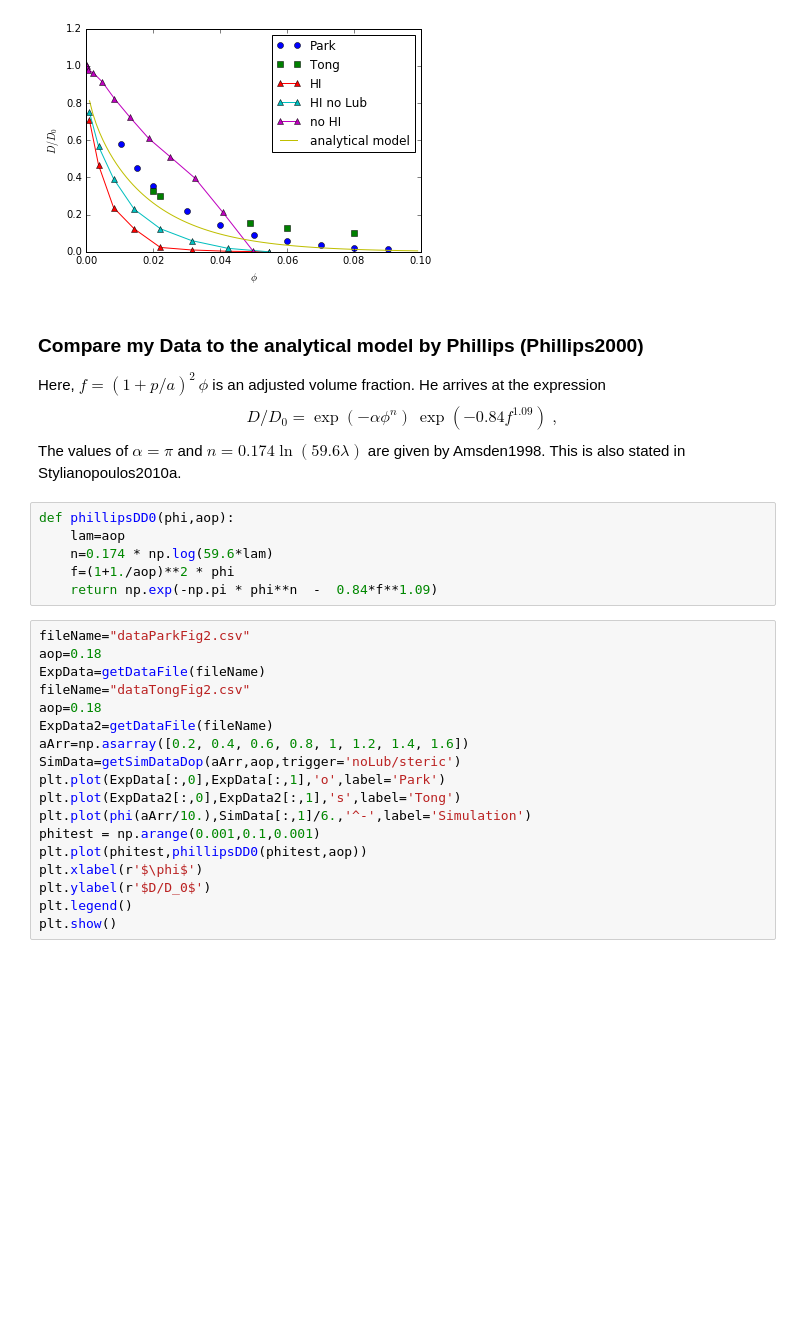
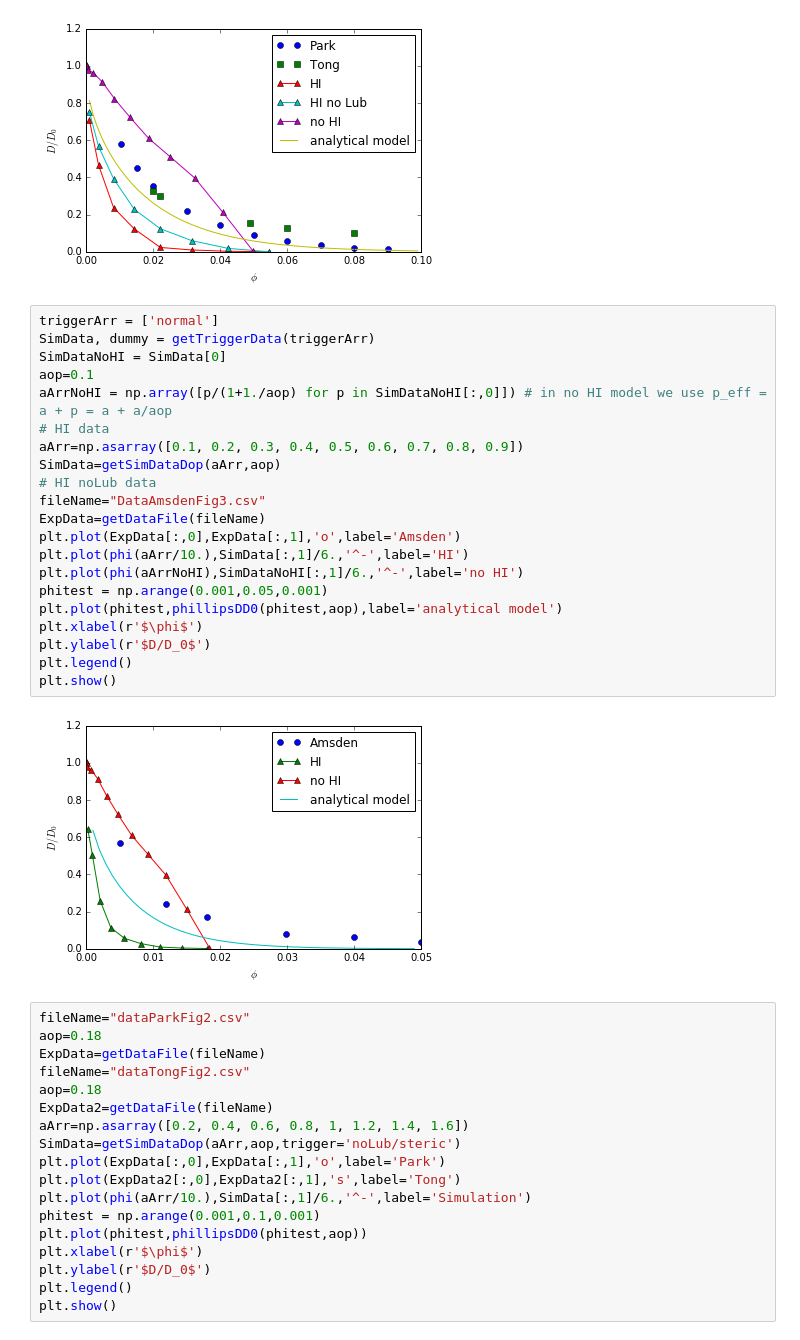
Before and after one commit to JohannHansing/iPythonNB, a Jupyter notebook: HIforBD/ExperimentalData.ipynb, the cells around one changed output. Cells and saved outputs as stored; diff of their text form; blank space fills up the shorter version.

```diff
--- a/HIforBD/ExperimentalData.ipynb
+++ b/HIforBD/ExperimentalData.ipynb
@@ -258,19 +278,29 @@ plt.legend()
 plt.show()
 # %% [output]
 [figure]
-# %% [markdown]
-### Compare my Data to the analytical model by Phillips (Phillips2000)
-Here, $f = (1+p/a)^2 \,\phi$ is an adjusted volume fraction. He arrives at the expression
-\begin{equation}
-D/D_0 = \exp(-\alpha \phi^n)\: \exp(-0.84f^{1.09})\;,
-\end{equation}
-The values of $\alpha=\pi$ and $n=0.174 \ln(59.6\lambda)$ are given by Amsden1998. This is also stated in Stylianopoulos2010a.
-# %%
-def phillipsDD0(phi,aop):
-    lam=aop
-    n=0.174 * np.log(59.6*lam)
-    f=(1+1./aop)**2 * phi
-    return np.exp(-np.pi * phi**n  -  0.84*f**1.09)
+# %%
+triggerArr = ['normal']
+SimData, dummy = getTriggerData(triggerArr)
+SimDataNoHI = SimData[0]
+aop=0.1
+aArrNoHI = np.array([p/(1+1./aop) for p in SimDataNoHI[:,0]]) # in no HI model we use p_eff = a + p = a + a/aop
+# HI data
+aArr=np.asarray([0.1, 0.2, 0.3, 0.4, 0.5, 0.6, 0.7, 0.8, 0.9])
+SimData=getSimDataDop(aArr,aop)
+# HI noLub data
+fileName="DataAmsdenFig3.csv"
+ExpData=getDataFile(fileName)
+plt.plot(ExpData[:,0],ExpData[:,1],'o',label='Amsden')
+plt.plot(phi(aArr/10.),SimData[:,1]/6.,'^-',label='HI')
+plt.plot(phi(aArrNoHI),SimDataNoHI[:,1]/6.,'^-',label='no HI')
+phitest = np.arange(0.001,0.05,0.001)
+plt.plot(phitest,phillipsDD0(phitest,aop),label='analytical model')
+plt.xlabel(r'$\phi$')
+plt.ylabel(r'$D/D_0$')
+plt.legend()
+plt.show()
+# %% [output]
+[figure, added]
 # %%
 fileName="dataParkFig2.csv"
 aop=0.18
```
Also changed, not shown: parts of 7 cells of this notebook, 3 other files.
